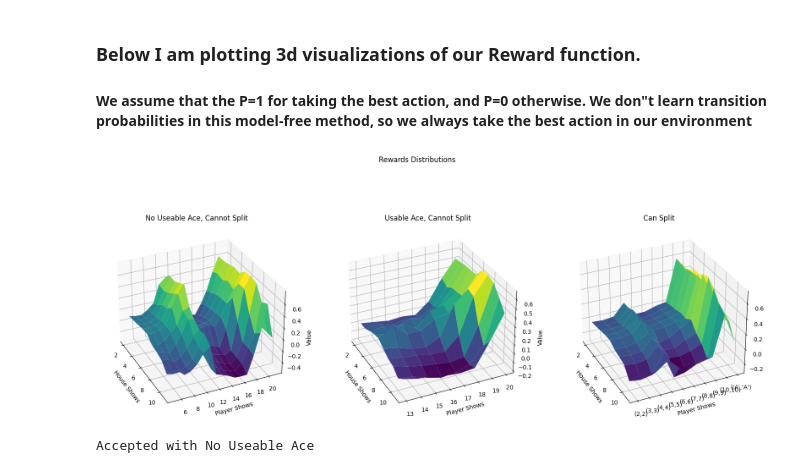
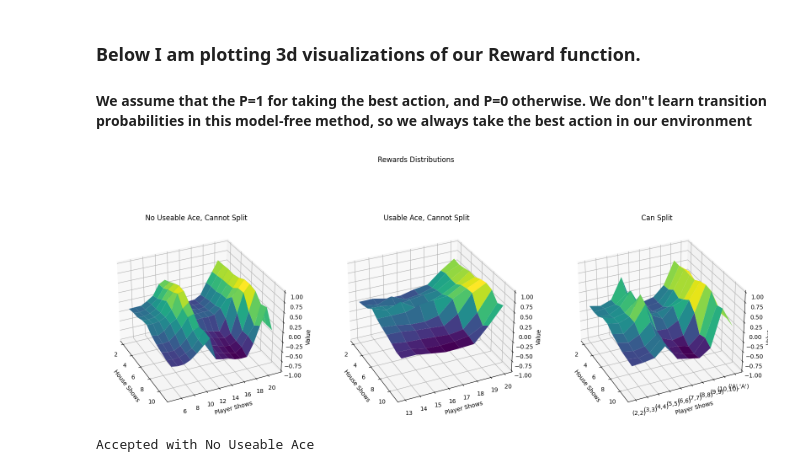
Before and after one commit to petersim1/Blackjack_RL, a Jupyter notebook: Blackjack.ipynb, the cells around one changed output. Saved outputs shown, nothing was run; the diff lists cells and outputs as text; code cells hidden in the pictures.

```diff
--- a/Blackjack.ipynb
+++ b/Blackjack.ipynb
@@ -337,26 +342,29 @@ fill_accepted = generate_grid(init_q(mode="accepted"))
 # %%
 fig = plt.figure(figsize=(20,8))
 fig.suptitle("Rewards Distributions")
 ax = fig.add_subplot(131, projection="3d")
 ax.set_title("No Useable Ace, Cannot Split")
 
 plot_mesh(ax, value_det[0][5:,2:], [range(2,12),range(5,22)], ticks=None)
+ax.set_zlim(-1,1)
 
 ax = fig.add_subplot(132, projection="3d")
 ax.set_title("Usable Ace, Cannot Split")
 
 plot_mesh(ax, value_det[1][13:21,2:], [range(2,12),range(13,21)], ticks=None)
+ax.set_zlim(-1,1)
 
 ax = fig.add_subplot(133, projection="3d")
 ax.set_title("Can Split")
 
 ticks = [f"({p},{p})" if p < 11 else "('A','A')" for p in range(2,12)]
 plot_mesh(ax, value_det[2][2:12,2:], [range(2,12),range(2,12)], ticks=ticks)
+ax.set_zlim(-1,1)
 
 plt.subplots_adjust(hspace=0, wspace=0.2)
 plt.show()
 # %% [output]
-[figure, old version]
+[figure, new version]
 # %%
 colorMap = {
     "St":"yellow",
```
Also changed, not shown: parts of 11 cells of this notebook, 4 other files.
